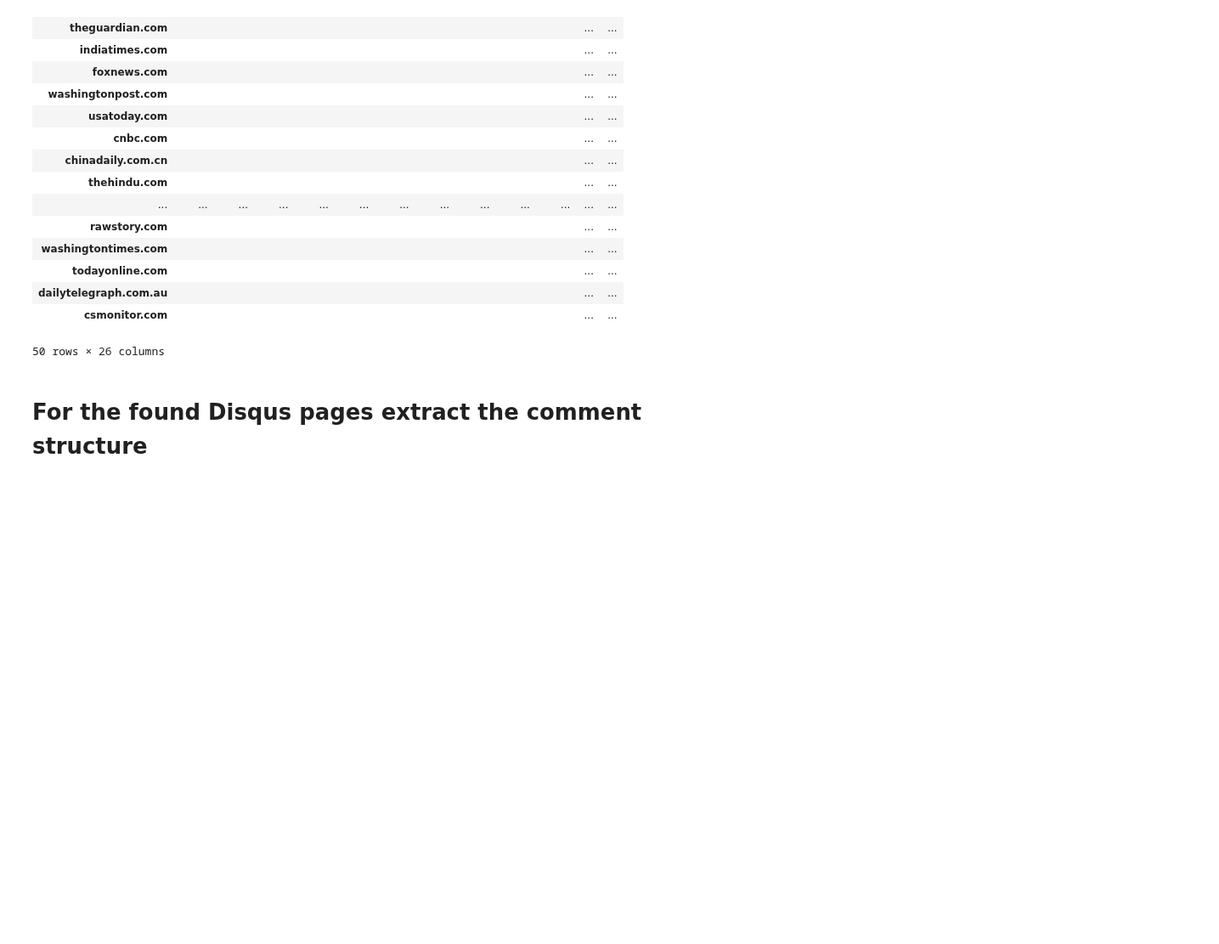
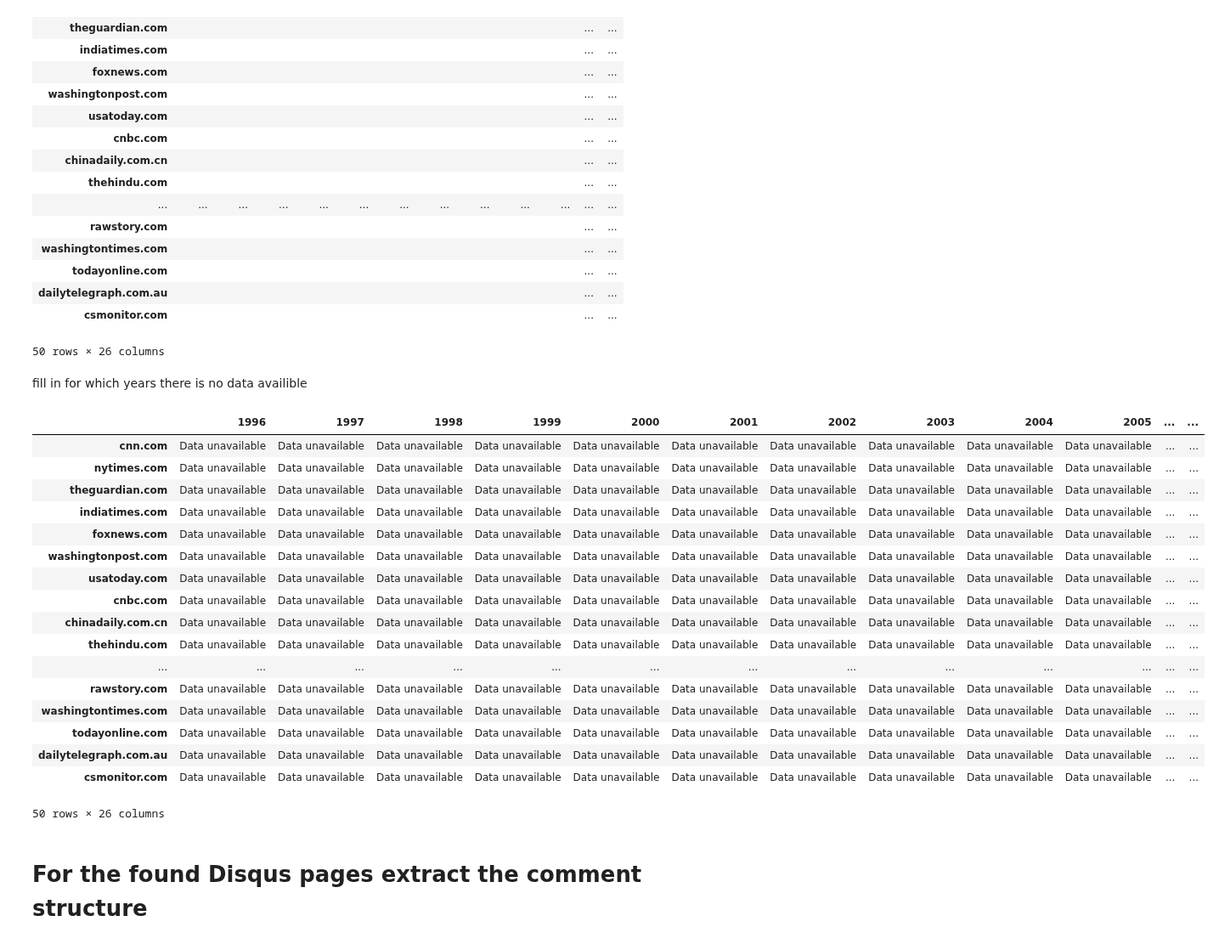
Before and after one commit to smootyboy/ARCH_News_Comments, a Jupyter notebook: Comment_Extraction.ipynb, the cells around one changed output. Shown at 85% size. Saved outputs shown, nothing was run; the diff lists cells and outputs as text; code cells hidden in the pictures; blank space fills up the shorter version.

Commit message:
Noted per domain which dates are not present in the dataset

```diff
--- a/Comment_Extraction.ipynb
+++ b/Comment_Extraction.ipynb
@@ -38,5 +40,5 @@ The ``number_of_threads`` variables determines how much multiprocessing can take
 # %%
-chunksize = 500
+chunksize = 1000
 number_of_threads = 6
 # %% [markdown]
 ``detection_patterns`` is a csv file holding the commenting systems and their detection patterns. This file can be updated with custom detection patterns or replaced with a different file.
@@ -401,6 +403,48 @@ commenting_systems_per_domain
 | dailytelegraph.com.au |  |  |  |  |  |  |  |  |  |  | ... | ... |
 | csmonitor.com |  |  |  |  |  |  |  |  |  |  | ... | ... |
 50 rows × 26 columns
+# %% [markdown]
+fill in for which years there is no data availible
+# %%
+#years = range(1996,2022)
+#commenting_systems_per_domain = pd.DataFrame(index=[list(years)], columns=[domains_in_scope])
+
+dataset_location = "data/"+Dataset +"/html-file-information.csv"
+dataset_in_scope_location = dataset_location[:-4]+"-in-scope.csv"
+
+col_list = ["crawl_date", "url"]
+data = pd.read_csv(dataset_in_scope_location,usecols=col_list)
+data["url"] = data["url"].apply(ah.to_domain)
+data["year"] = data["crawl_date"].div(10000).round().astype(int)
+for site in domains_in_scope:
+    site_years = data[data["url"] == site]["year"].value_counts().sort_index().index.tolist()
+    for year in years:
+        if year not in site_years:
+            commenting_systems_per_domain.loc[site, year] = "Data unavailable"
+
+#del data
+save_location = "data/"+Dataset +"/results/domain-summary.csv"
+commenting_systems_per_domain.to_csv(save_location)
+commenting_systems_per_domain
+# %% [output]
+|  | 1996 | 1997 | 1998 | 1999 | 2000 | 2001 | 2002 | 2003 | 2004 | 2005 | ... | ... |
+| cnn.com | Data unavailable | Data unavailable | Data unavailable | Data unavailable | Data unavailable | Data unavailable | Data unavailable | Data unavailable | Data unavailable | Data unavailable | ... | ... |
+| nytimes.com | Data unavailable | Data unavailable | Data unavailable | Data unavailable | Data unavailable | Data unavailable | Data unavailable | Data unavailable | Data unavailable | Data unavailable | ... | ... |
+| theguardian.com | Data unavailable | Data unavailable | Data unavailable | Data unavailable | Data unavailable | Data unavailable | Data unavailable | Data unavailable | Data unavailable | Data unavailable | ... | ... |
+| indiatimes.com | Data unavailable | Data unavailable | Data unavailable | Data unavailable | Data unavailable | Data unavailable | Data unavailable | Data unavailable | Data unavailable | Data unavailable | ... | ... |
+| foxnews.com | Data unavailable | Data unavailable | Data unavailable | Data unavailable | Data unavailable | Data unavailable | Data unavailable | Data unavailable | Data unavailable | Data unavailable | ... | ... |
+| washingtonpost.com | Data unavailable | Data unavailable | Data unavailable | Data unavailable | Data unavailable | Data unavailable | Data unavailable | Data unavailable | Data unavailable | Data unavailable | ... | ... |
+| usatoday.com | Data unavailable | Data unavailable | Data unavailable | Data unavailable | Data unavailable | Data unavailable | Data unavailable | Data unavailable | Data unavailable | Data unavailable | ... | ... |
+| cnbc.com | Data unavailable | Data unavailable | Data unavailable | Data unavailable | Data unavailable | Data unavailable | Data unavailable | Data unavailable | Data unavailable | Data unavailable | ... | ... |
+| chinadaily.com.cn | Data unavailable | Data unavailable | Data unavailable | Data unavailable | Data unavailable | Data unavailable | Data unavailable | Data unavailable | Data unavailable | Data unavailable | ... | ... |
+| thehindu.com | Data unavailable | Data unavailable | Data unavailable | Data unavailable | Data unavailable | Data unavailable | Data unavailable | Data unavailable | Data unavailable | Data unavailable | ... | ... |
+| ... | ... | ... | ... | ... | ... | ... | ... | ... | ... | ... | ... | ... |
+| rawstory.com | Data unavailable | Data unavailable | Data unavailable | Data unavailable | Data unavailable | Data unavailable | Data unavailable | Data unavailable | Data unavailable | Data unavailable | ... | ... |
+| washingtontimes.com | Data unavailable | Data unavailable | Data unavailable | Data unavailable | Data unavailable | Data unavailable | Data unavailable | Data unavailable | Data unavailable | Data unavailable | ... | ... |
+| todayonline.com | Data unavailable | Data unavailable | Data unavailable | Data unavailable | Data unavailable | Data unavailable | Data unavailable | Data unavailable | Data unavailable | Data unavailable | ... | ... |
+| dailytelegraph.com.au | Data unavailable | Data unavailable | Data unavailable | Data unavailable | Data unavailable | Data unavailable | Data unavailable | Data unavailable | Data unavailable | Data unavailable | ... | ... |
+| csmonitor.com | Data unavailable | Data unavailable | Data unavailable | Data unavailable | Data unavailable | Data unavailable | Data unavailable | Data unavailable | Data unavailable | Data unavailable | ... | ... |
+50 rows × 26 columns
 # %% [markdown]
 # For the found Disqus pages extract the comment structure
 # %% [markdown]
```
Also changed, not shown: parts of 4 cells of this notebook.
